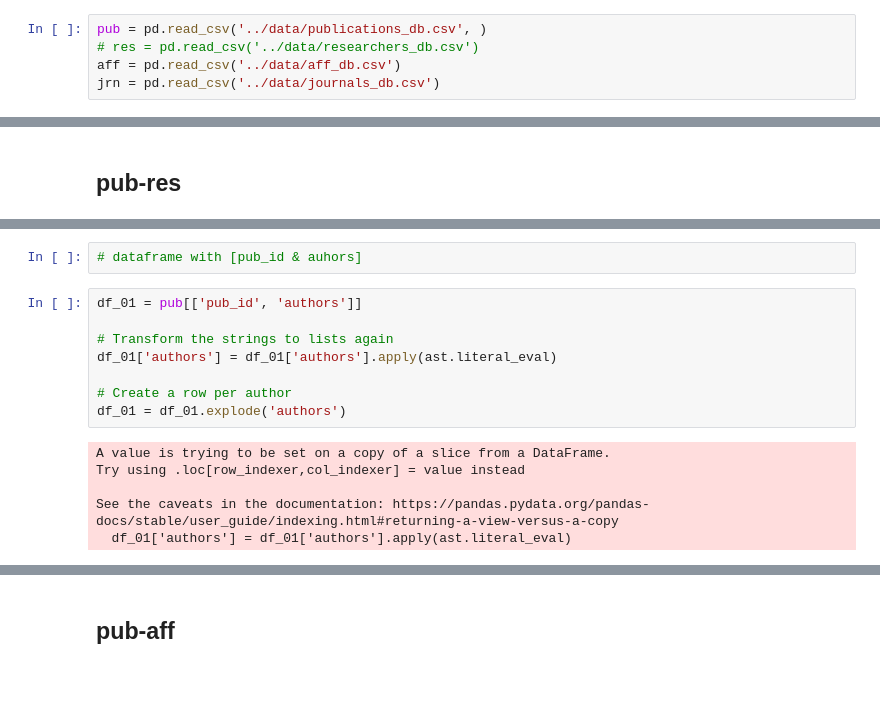
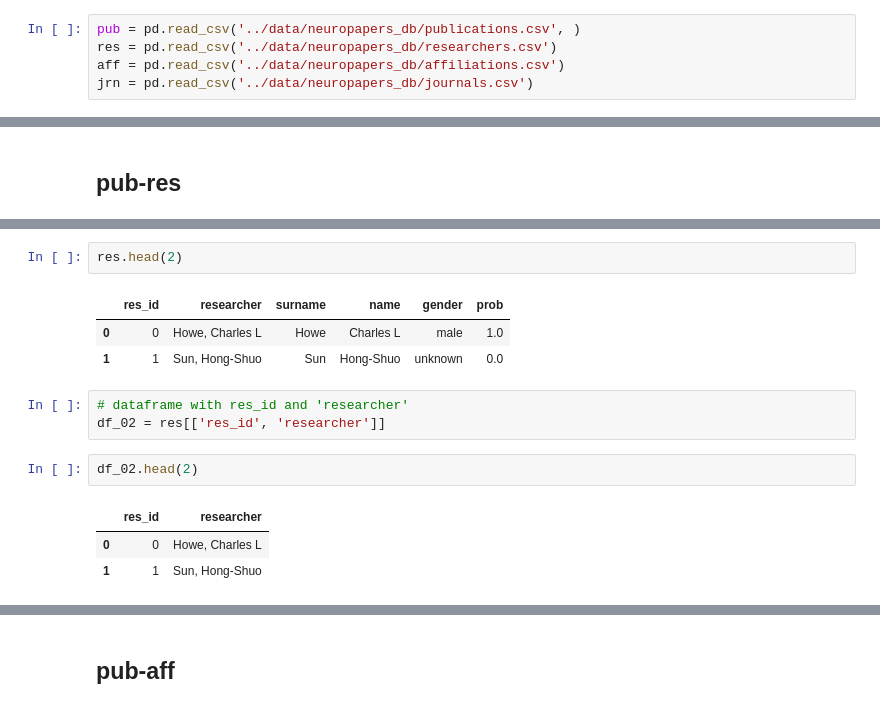
Before and after one commit to inesgcalvo/neuro_papers_db, a Jupyter notebook: notebooks/10_load_intermediary_columns.ipynb, the cells around one changed output, grey strips where cells are left out. Cells and saved outputs as stored; diff of their text form; blank space fills up the shorter version.

```diff
--- a/notebooks/10_load_intermediary_columns.ipynb
+++ b/notebooks/10_load_intermediary_columns.ipynb
@@ -11,7 +15,7 @@ import ast
 # %% [markdown]
 ### Import tables
 # %%
-pub = pd.read_csv('../data/publications_db.csv', )
-# res = pd.read_csv('../data/researchers_db.csv')
-aff = pd.read_csv('../data/aff_db.csv')
-jrn = pd.read_csv('../data/journals_db.csv')
+pub = pd.read_csv('../data/neuropapers_db/publications.csv', )
+res = pd.read_csv('../data/neuropapers_db/researchers.csv')
+aff = pd.read_csv('../data/neuropapers_db/affiliations.csv')
+jrn = pd.read_csv('../data/neuropapers_db/journals.csv')
@@ -51,17 +64,16 @@ pub.head(2)
+# %%
+res.head(2)
+# %% [output]
+|  | res_id | researcher | surname | name | gender | prob |
+| 0 | 0 | Howe, Charles L | Howe | Charles L | male | 1.0 |
+| 1 | 1 | Sun, Hong-Shuo | Sun | Hong-Shuo | unknown | 0.0 |
 # %%
-# dataframe with [pub_id & auhors]
+# dataframe with res_id and 'researcher'
+df_02 = res[['res_id', 'researcher']]
-# %%
-df_01 = pub[['pub_id', 'authors']]
-
-# Transform the strings to lists again
-df_01['authors'] = df_01['authors'].apply(ast.literal_eval)
-
-# Create a row per author
-df_01 = df_01.explode('authors')
-# %% [output]
-A value is trying to be set on a copy of a slice from a DataFrame.
-Try using .loc[row_indexer,col_indexer] = value instead
-
-See the caveats in the documentation: https://pandas.pydata.org/pandas-docs/stable/user_guide/indexing.html#returning-a-view-versus-a-copy
-  df_01['authors'] = df_01['authors'].apply(ast.literal_eval)
+# %%
+df_02.head(2)
+# %% [output]
+|  | res_id | researcher |
+| 0 | 0 | Howe, Charles L |
+| 1 | 1 | Sun, Hong-Shuo |
 # %%
```
Also changed, not shown: parts of 63 cells of this notebook, 14 other files.
